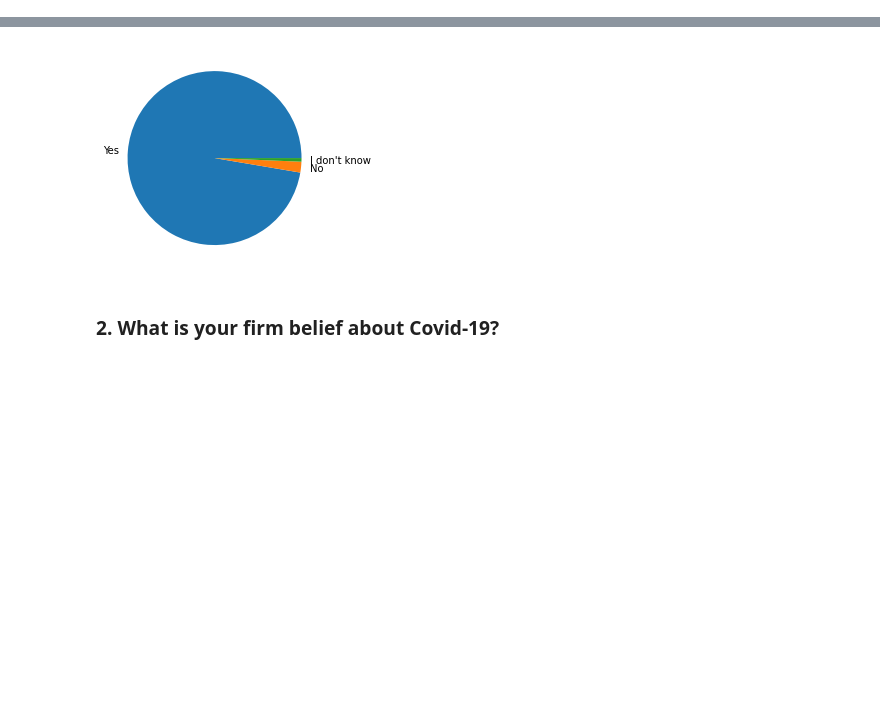
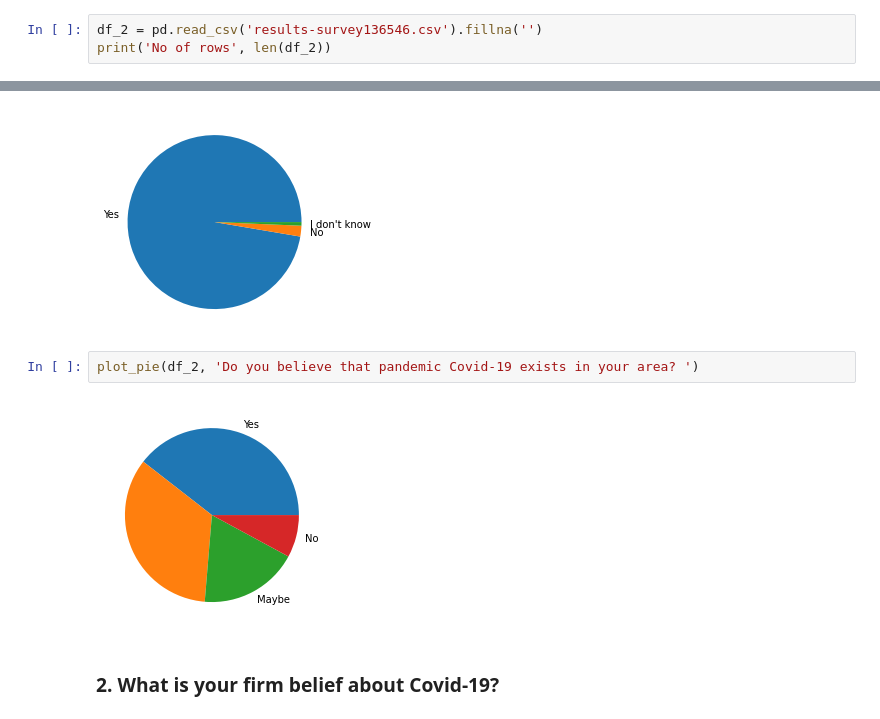
Before and after one commit to codeforpakistan/CfAll-Exchange, a Jupyter notebook: Haripur Survey Analysis.ipynb, the cells around one changed output, grey strips where cells are left out. Cells and saved outputs as stored; diff of their text form; blank space fills up the shorter version.

Commit message:
add another survey file

```diff
--- a/Haripur Survey Analysis.ipynb
+++ b/Haripur Survey Analysis.ipynb
@@ -20,3 +20,6 @@ df = pd.read_excel('dap_haripur_data.xlsx').fillna('')
 print('No of rows', len(df))
 # %% [output]
 No of rows 300
+# %%
+df_2 = pd.read_csv('results-survey136546.csv').fillna('')
+print('No of rows', len(df_2))
@@ -44,6 +49,10 @@ df2[df2.columns].plot(kind='bar', stacked=True)
 plot_pie(df, '1. Do you believe that pandemic Covid-19 exists in your area?')
 # %% [output]
 [figure]
+# %%
+plot_pie(df_2, 'Do you believe that pandemic Covid-19 exists in your area? ')
+# %% [output]
+[figure, added]
 # %% [markdown]
 ### 2. What is your firm belief about Covid-19?
 # %%
```
Also changed, not shown: parts of 8 cells of this notebook, 1 other file.
